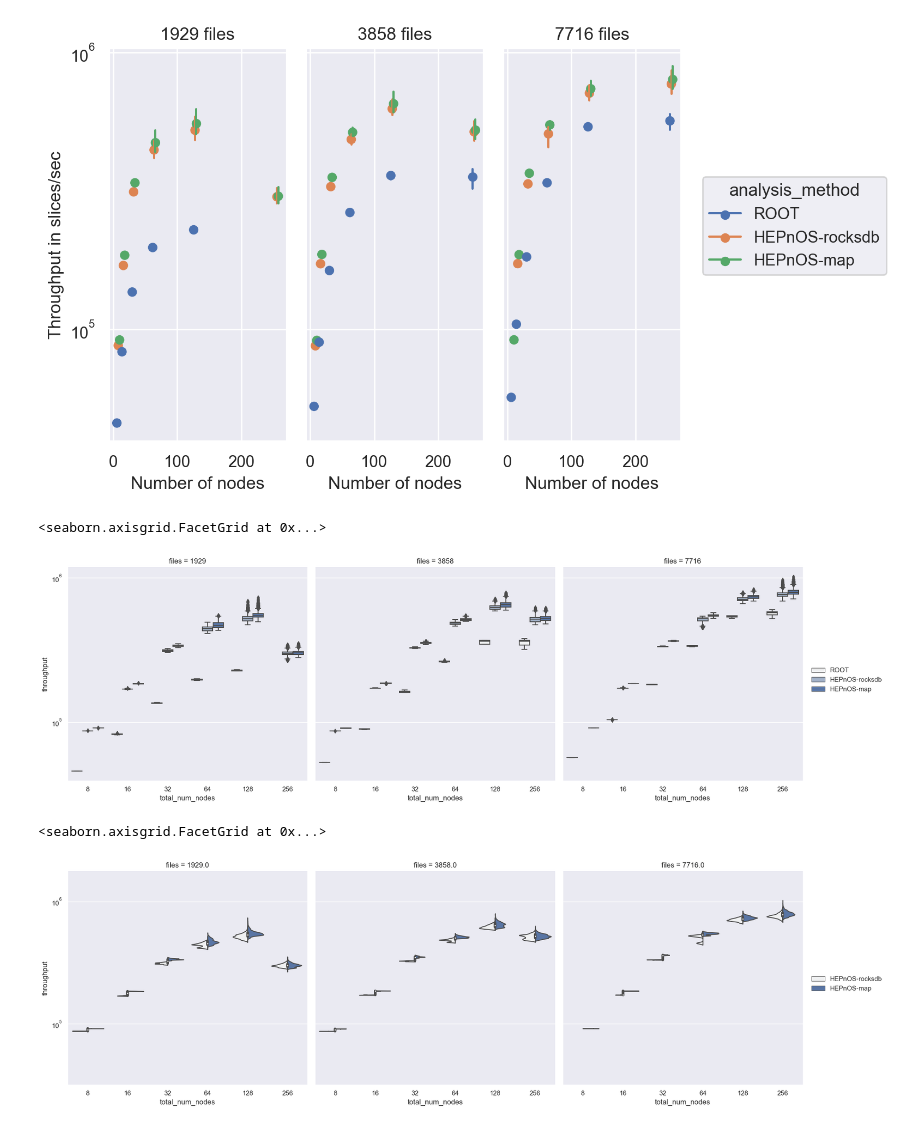
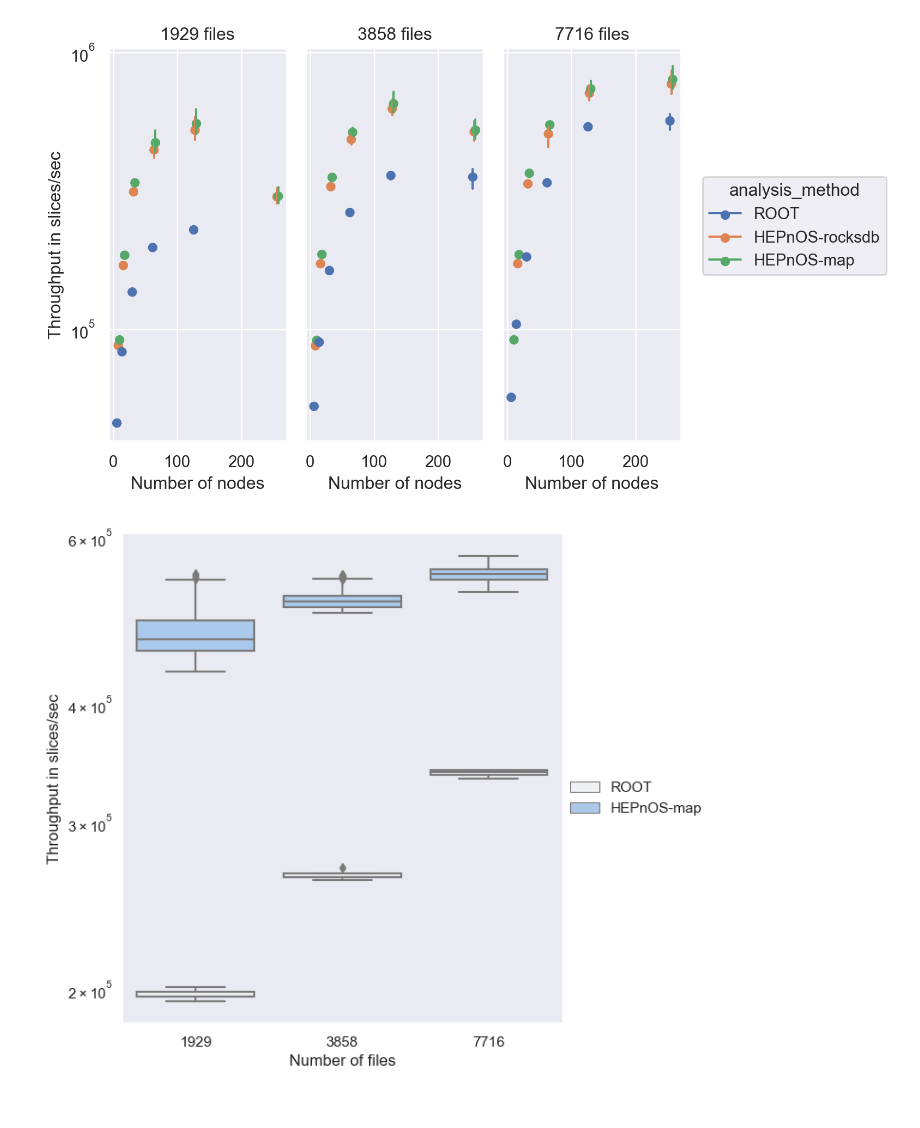
Before and after one commit to HEPonHPC/hepnos_eventselection, a Jupyter notebook: scaling/final/compare_slice_throughput.ipynb, the cells around one changed output. Drawn from its saved outputs; the diff is of its cells as text; code cells hidden in the pictures.

```diff
--- a/scaling/final/compare_slice_throughput.ipynb
+++ b/scaling/final/compare_slice_throughput.ipynb
@@ -31,6 +31,7 @@ times_hepnos = times_hepnos.drop(columns=["Unnamed: 0"])
 times_hepnos = times_hepnos.assign(throughput = ((total_slices * (times_hepnos["files"]/1929))/
                                                  (times_hepnos["pep_end_times"] - times_hepnos["pep_start_times"])))
 times_hepnos = times_hepnos.astype({'total_num_nodes':'int'})
+times_hepnos = times_hepnos.astype({'files':'int'})
 #times_hepnos = times_hepnos.assign(is_hepnos = int(1))
 
 df_root = pd.read_csv("root/root-hepnos.csv")
@@ -71,7 +72,7 @@ import seaborn as sns
 import seaborn.objects as so
 
 # Apply the default theme
-sns.set_theme()
+sns.set_theme(palette='pastel')
 # %%
 (
 so.Plot(times_combined,
@@ -89,27 +90,18 @@ so.Plot(times_combined,
 # %% [output]
 [figure]
 # %%
-g = sns.FacetGrid(times_combined, height=6, col="files")
+g = sns.FacetGrid(times_combined[(times_combined["total_num_nodes"]== 64) & (times_combined["analysis_method"]!="HEPnOS-rocksdb")], height=6)
 g.map_dataframe(sns.boxplot,
-                x="total_num_nodes",
+                x="files",
                 y="throughput",
                 hue="analysis_method",
-                dodge=True)
+                dodge=False,
+                hue_order = ['ROOT','HEPnOS-map'])
 g.set(yscale="log")
+g.set_xlabels("Number of files")
+g.set_ylabels("Throughput in slices/sec")
+g.set_titles("{col_name} files")
 g.add_legend()
+g.savefig("64_node_throughput.svg", dpi=500, bbox_inches="tight")
 # %% [output]
-<seaborn.axisgrid.FacetGrid at 0x...>
-[figure, old version]
+[figure, new version]
-# %%
-g = sns.FacetGrid(times_hepnos, height=6, col="files")
-g.map_dataframe(sns.violinplot,
-                x="total_num_nodes",
-                y="throughput",
-                hue="analysis_method",
-                split=True)
-g.set(yscale="log")
-g.set(ylim=(10**4.5,10**6.25))
-g.add_legend()
-# %% [output]
-<seaborn.axisgrid.FacetGrid at 0x...>
-[figure, removed]
```
Also changed, not shown: parts of 5 cells of this notebook, 3 other files.
